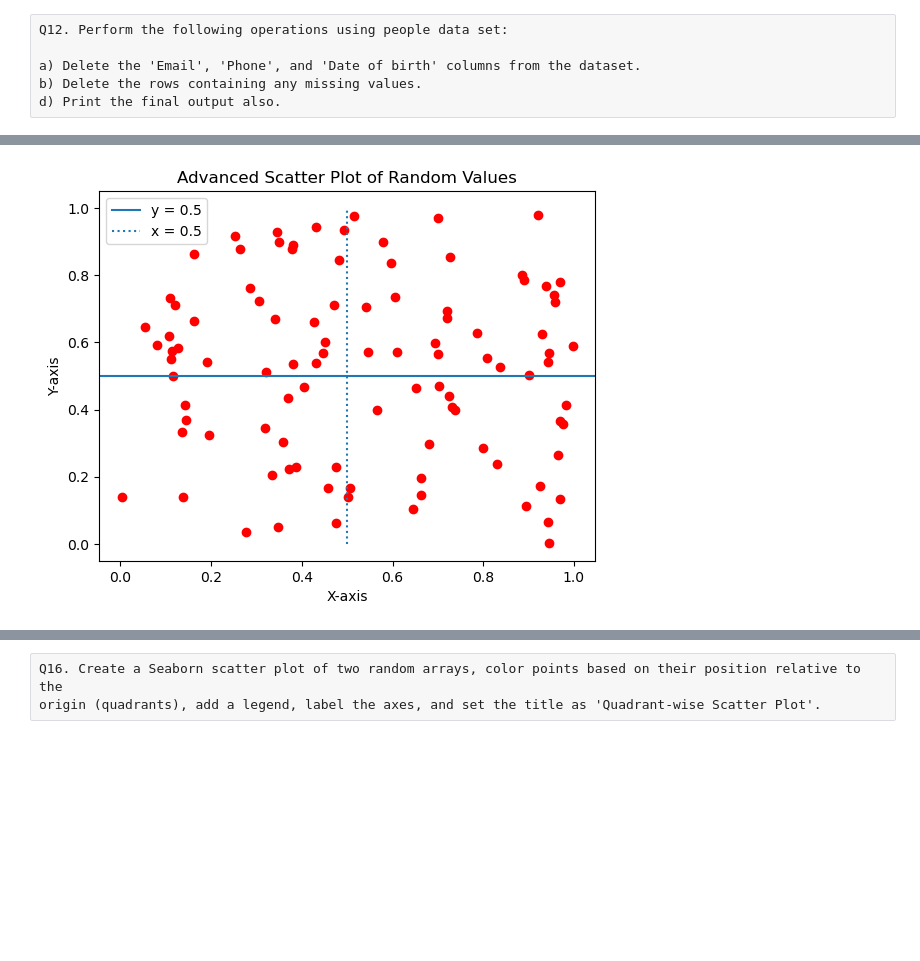
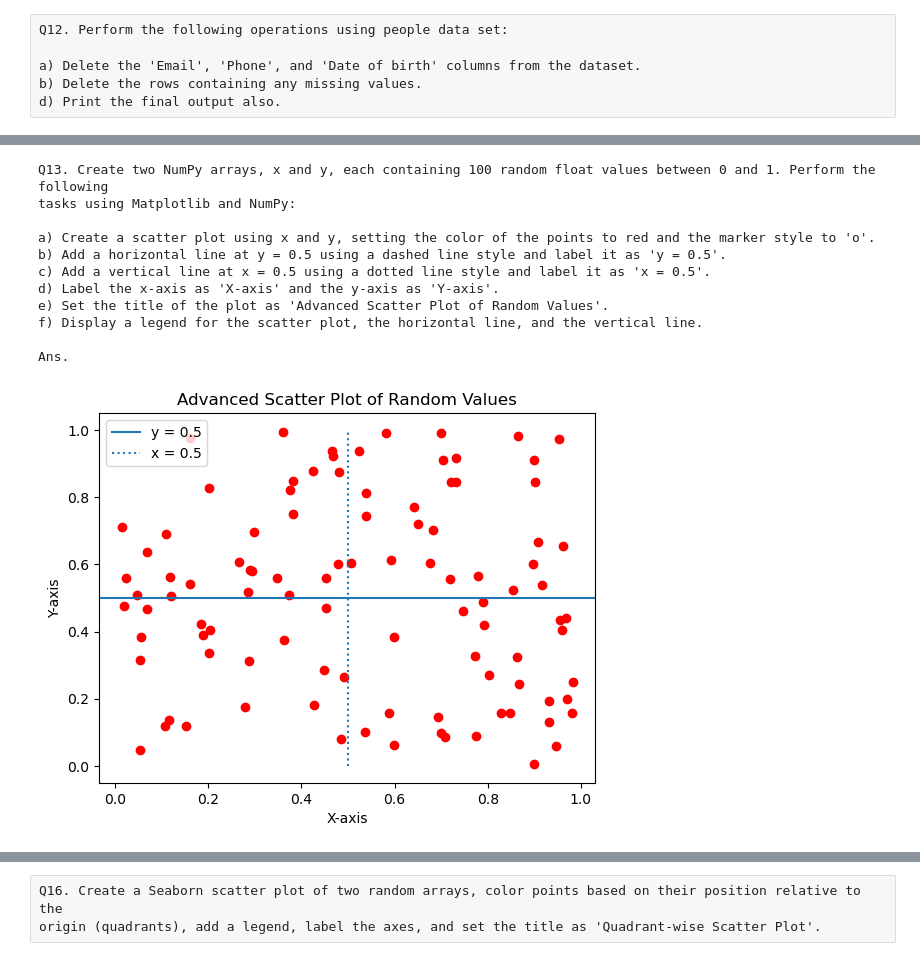
Before and after one commit to jyothinalam/FSDSPro-Assignments, a Jupyter notebook: Python_DataToolkit/Data_Toolkit_25thMay_Assignment.ipynb, the cells around one changed output, grey strips where cells are left out. Saved outputs shown, nothing was run; the diff lists cells and outputs as text; code cells hidden in the pictures; blank space fills up the shorter version.

```diff
--- a/Python_DataToolkit/Data_Toolkit_25thMay_Assignment.ipynb
+++ b/Python_DataToolkit/Data_Toolkit_25thMay_Assignment.ipynb
@@ -385,21 +465,42 @@ e) Set the title of the plot as 'Advanced Scatter Plot of Random Values'.
 f) Display a legend for the scatter plot, the horizontal line, and the vertical line.
 # %%
+print('''Q13. Create two NumPy arrays, x and y, each containing 100 random float values between 0 and 1. Perform the following
+tasks using Matplotlib and NumPy:
+
+a) Create a scatter plot using x and y, setting the color of the points to red and the marker style to 'o'.
+b) Add a horizontal line at y = 0.5 using a dashed line style and label it as 'y = 0.5'.
+c) Add a vertical line at x = 0.5 using a dotted line style and label it as 'x = 0.5'.
+d) Label the x-axis as 'X-axis' and the y-axis as 'Y-axis'.
+e) Set the title of the plot as 'Advanced Scatter Plot of Random Values'.
+f) Display a legend for the scatter plot, the horizontal line, and the vertical line.\n\nAns.''')
+
 import numpy as np
 import matplotlib.pyplot as plt
 
 x = np.random.rand(100)
 y = np.random.rand(100)
 
 plt.scatter(x, y, color='red', marker='o')
 plt.axhline(y = 0.5, linestyle = '-', label = 'y = 0.5')
 plt.vlines(x = 0.5, ymin = 0, ymax = 1, linestyle = 'dotted', label = 'x = 0.5')
 plt.xlabel('X-axis')
 plt.ylabel('Y-axis')
 plt.title('Advanced Scatter Plot of Random Values')
 plt.legend()
 plt.show()
 # %% [output]
+Q13. Create two NumPy arrays, x and y, each containing 100 random float values between 0 and 1. Perform the following
+tasks using Matplotlib and NumPy:
+
+a) Create a scatter plot using x and y, setting the color of the points to red and the marker style to 'o'.
+b) Add a horizontal line at y = 0.5 using a dashed line style and label it as 'y = 0.5'.
+c) Add a vertical line at x = 0.5 using a dotted line style and label it as 'x = 0.5'.
+d) Label the x-axis as 'X-axis' and the y-axis as 'Y-axis'.
+e) Set the title of the plot as 'Advanced Scatter Plot of Random Values'.
+f) Display a legend for the scatter plot, the horizontal line, and the vertical line.
+
+Ans.
-[figure, old version]
+[figure, new version]
 # %% [raw]
 Q14. Create a time-series dataset in a Pandas DataFrame with columns: 'Date', 'Temperature', 'Humidity' and Perform the
 following tasks using Matplotlib:
```
Also changed, not shown: parts of 36 cells of this notebook.
